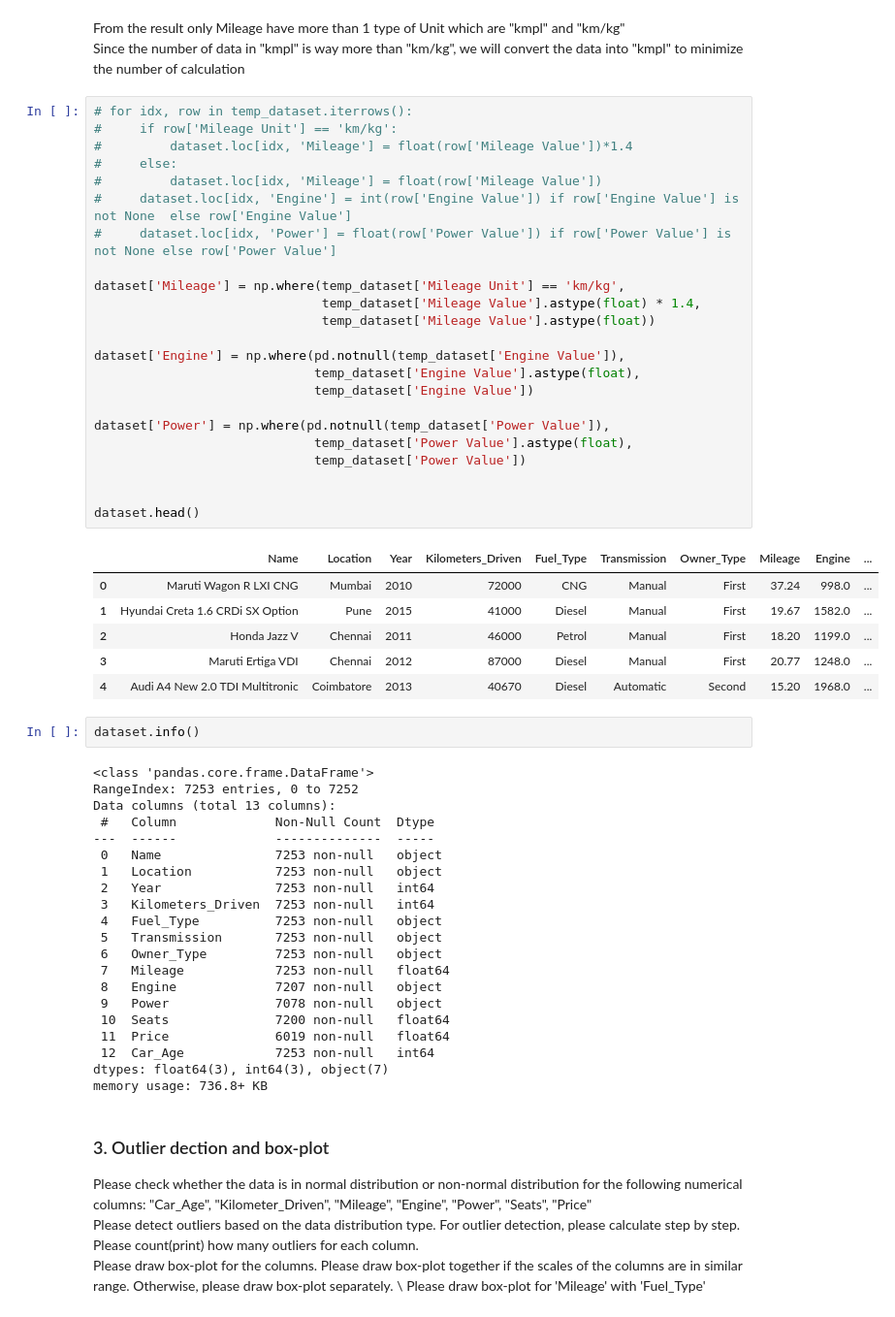
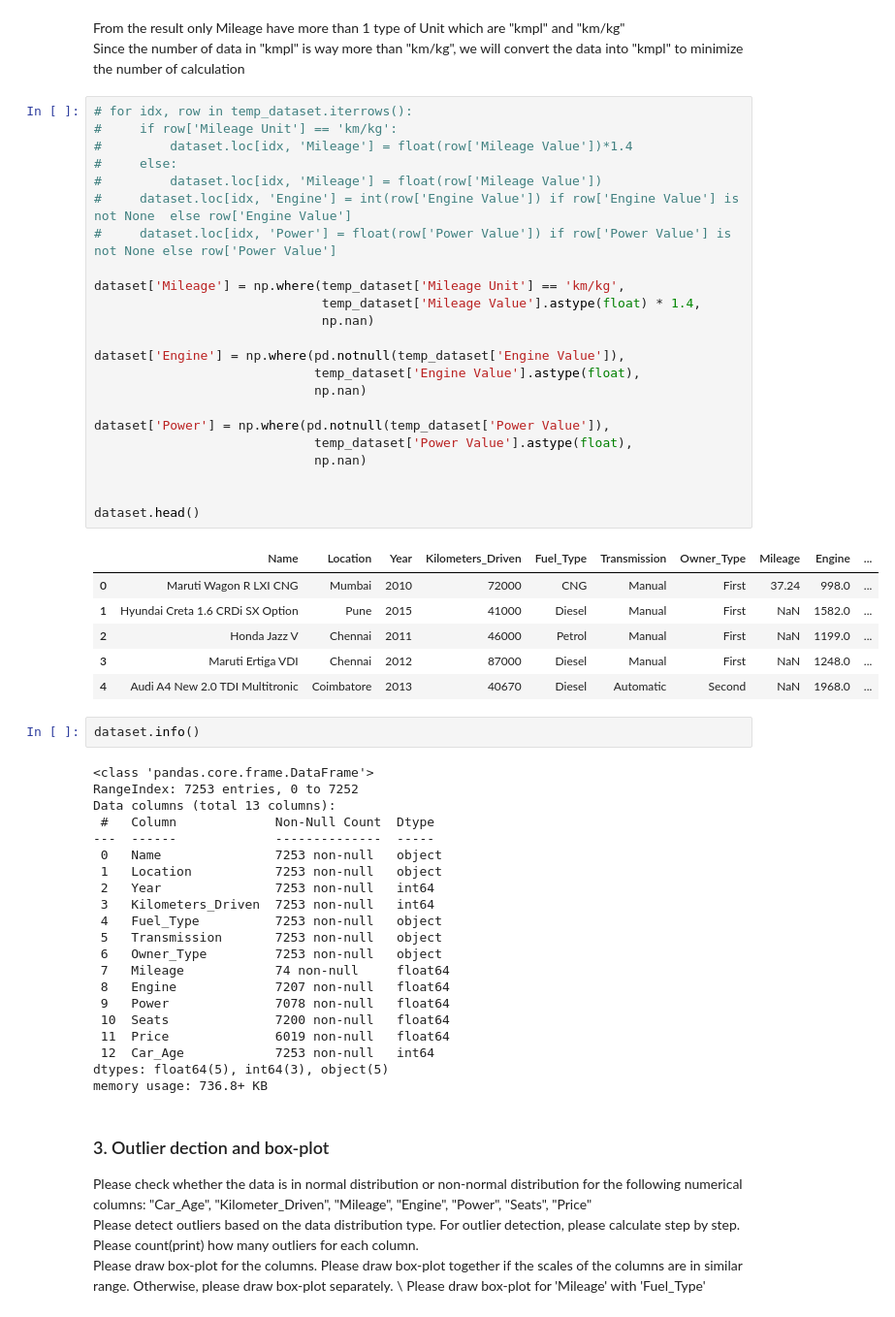
Before and after one commit to Huy1996/CMPE-255, a Jupyter notebook: assignment1.ipynb, the cells around one changed output. Shown: that part at 97% size. Drawn from its saved outputs; the diff is of its cells as text.

```diff
--- a/assignment1.ipynb
+++ b/assignment1.ipynb
@@ -132,33 +132,33 @@ Since the number of data in "kmpl" is way more than "km/kg", we will convert the
 # %%
 # for idx, row in temp_dataset.iterrows():
 #     if row['Mileage Unit'] == 'km/kg':
 #         dataset.loc[idx, 'Mileage'] = float(row['Mileage Value'])*1.4
 #     else:
 #         dataset.loc[idx, 'Mileage'] = float(row['Mileage Value'])
 #     dataset.loc[idx, 'Engine'] = int(row['Engine Value']) if row['Engine Value'] is not None  else row['Engine Value']
 #     dataset.loc[idx, 'Power'] = float(row['Power Value']) if row['Power Value'] is not None else row['Power Value']
 
 dataset['Mileage'] = np.where(temp_dataset['Mileage Unit'] == 'km/kg',
                               temp_dataset['Mileage Value'].astype(float) * 1.4,
-                              temp_dataset['Mileage Value'].astype(float))
+                              np.nan)
 
 dataset['Engine'] = np.where(pd.notnull(temp_dataset['Engine Value']),
                              temp_dataset['Engine Value'].astype(float),
-                             temp_dataset['Engine Value'])
+                             np.nan)
 
 dataset['Power'] = np.where(pd.notnull(temp_dataset['Power Value']),
                              temp_dataset['Power Value'].astype(float),
-                             temp_dataset['Power Value'])
+                             np.nan)
 
 
 dataset.head()
 # %% [output]
 |  | Name | Location | Year | Kilometers_Driven | Fuel_Type | Transmission | Owner_Type | Mileage | Engine | ... |
 | 0 | Maruti Wagon R LXI CNG | Mumbai | 2010 | 72000 | CNG | Manual | First | 37.24 | 998.0 | ... |
-| 1 | Hyundai Creta 1.6 CRDi SX Option | Pune | 2015 | 41000 | Diesel | Manual | First | 19.67 | 1582.0 | ... |
-| 2 | Honda Jazz V | Chennai | 2011 | 46000 | Petrol | Manual | First | 18.20 | 1199.0 | ... |
-| 3 | Maruti Ertiga VDI | Chennai | 2012 | 87000 | Diesel | Manual | First | 20.77 | 1248.0 | ... |
-| 4 | Audi A4 New 2.0 TDI Multitronic | Coimbatore | 2013 | 40670 | Diesel | Automatic | Second | 15.20 | 1968.0 | ... |
+| 1 | Hyundai Creta 1.6 CRDi SX Option | Pune | 2015 | 41000 | Diesel | Manual | First | NaN | 1582.0 | ... |
+| 2 | Honda Jazz V | Chennai | 2011 | 46000 | Petrol | Manual | First | NaN | 1199.0 | ... |
+| 3 | Maruti Ertiga VDI | Chennai | 2012 | 87000 | Diesel | Manual | First | NaN | 1248.0 | ... |
+| 4 | Audi A4 New 2.0 TDI Multitronic | Coimbatore | 2013 | 40670 | Diesel | Automatic | Second | NaN | 1968.0 | ... |
 # %%
 dataset.info()
 # %% [output]
@@ -174,13 +174,13 @@ Data columns (total 13 columns):
  4   Fuel_Type          7253 non-null   object
  5   Transmission       7253 non-null   object
  6   Owner_Type         7253 non-null   object
- 7   Mileage            7253 non-null   float64
- 8   Engine             7207 non-null   object
- 9   Power              7078 non-null   object
+ 7   Mileage            74 non-null     float64
+ 8   Engine             7207 non-null   float64
+ 9   Power              7078 non-null   float64
  10  Seats              7200 non-null   float64
  11  Price              6019 non-null   float64
  12  Car_Age            7253 non-null   int64
-dtypes: float64(3), int64(3), object(7)
+dtypes: float64(5), int64(3), object(5)
 memory usage: 736.8+ KB
 # %% [markdown]
 ### 3. Outlier dection and box-plot
```
Also changed, not shown: parts of 2 cells of this notebook.
